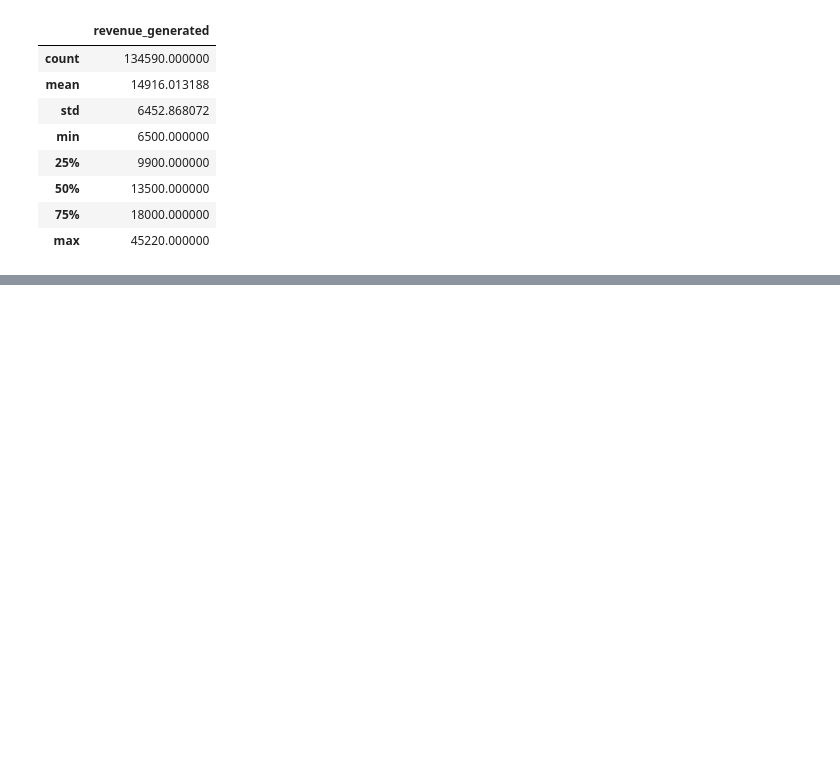
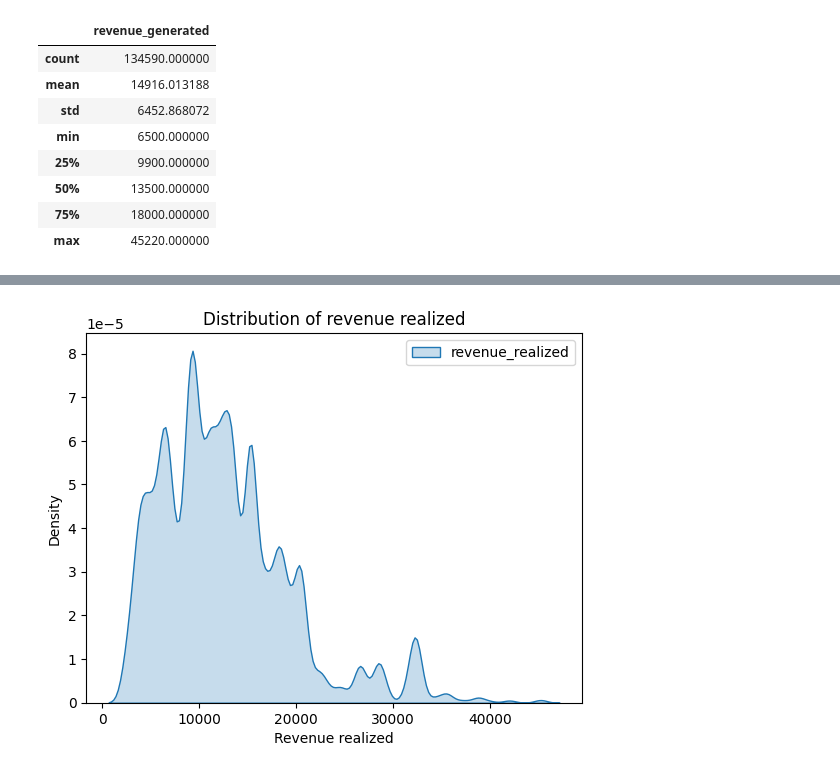
Before and after one commit to Bhuvi128/Hospitality-Revenue-Optimization-Data-analysis, a Jupyter notebook: Hospitality Revenue Optimzation.ipynb, the cells around one changed output, grey strips where cells are left out. Cells and saved outputs as stored; diff of their text form; code cells hidden in the pictures; blank space fills up the shorter version.

```diff
--- a/Hospitality Revenue Optimzation.ipynb
+++ b/Hospitality Revenue Optimzation.ipynb
@@ -47,0 +113,4 @@ rev_generated.describe()
+# %%
+query = "select revenue_realized from fact_bookings"
+rev_realized = pd.read_sql(query,conn)
+rev_realized.head()
@@ -47,0 +142,8 @@ rev_generated.describe()
+# %%
+# Let check the distribution of data
+sns.kdeplot(rev_realized, fill = True)
+plt.title("Distribution of revenue realized")
+plt.xlabel("Revenue realized")
+plt.show()
+# %% [output]
+[figure, added]
```
Also changed, not shown: parts of 31 cells of this notebook, 1 other file.
